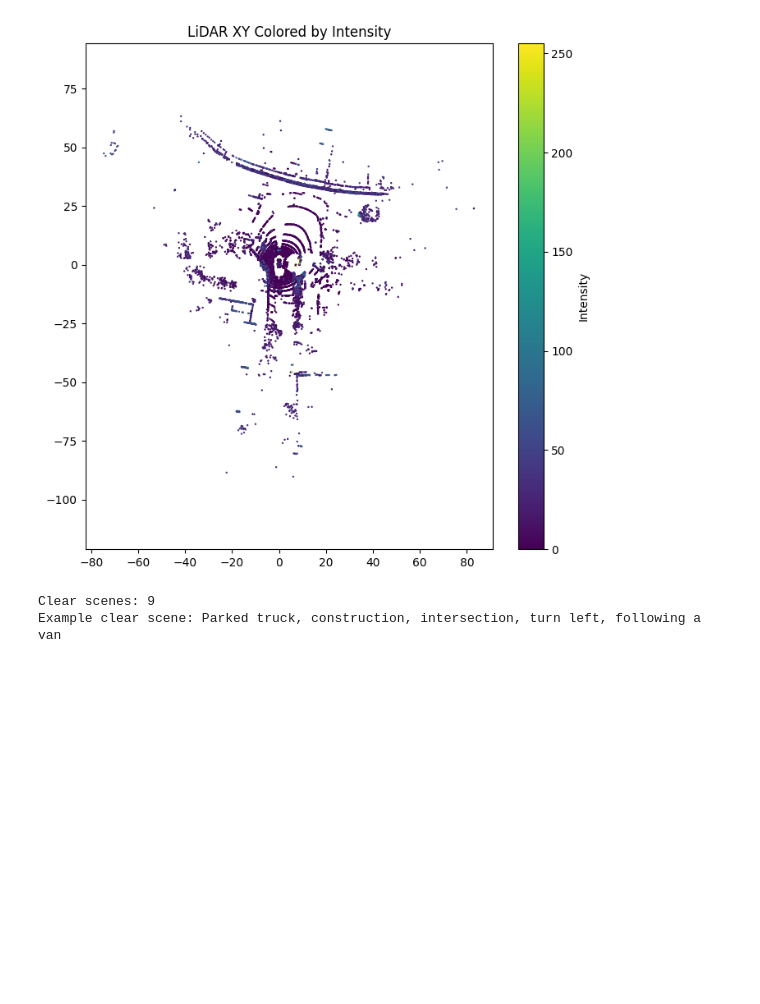
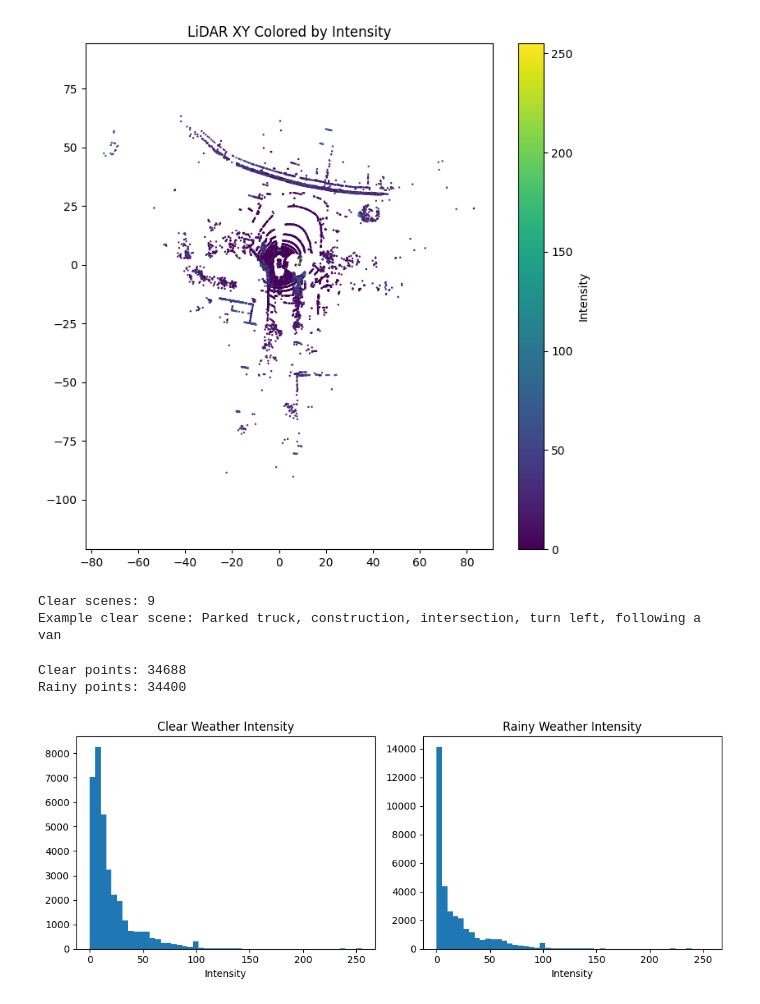
Before and after one commit to darrickpang/Email, a Jupyter notebook: LiDAR_detection.ipynb, the cells around one changed output. Cells and saved outputs as stored; diff of their text form; code cells hidden in the pictures; blank space fills up the shorter version.

```diff
--- a/LiDAR_detection.ipynb
+++ b/LiDAR_detection.ipynb
@@ -162,3 +162,51 @@ def load_lidar_from_scene(scene):
     intensity = points[:, 3]
 
     return xyz, intensity
+# %%
+from nuscenes.utils.data_classes import LidarPointCloud
+import numpy as np
+
+def load_lidar_from_scene(scene):
+    sample_token = scene["first_sample_token"]
+    sample = nusc.get("sample", sample_token)
+
+    lidar_token = sample["data"]["LIDAR_TOP"]
+    lidar_data = nusc.get("sample_data", lidar_token)
+
+    # Fix: Changed 'file_name' to 'filename'
+    lidar_file = f"{DATA_ROOT}/{lidar_data['filename']}"
+    pc = LidarPointCloud.from_file(lidar_file)
+
+    points = pc.points.T  # (N, 4)
+    xyz = points[:, :3]
+    intensity = points[:, 3]
+
+    return xyz, intensity
+
+xyz_clear, intensity_clear = load_lidar_from_scene(clear_scenes[0])
+xyz_rain, intensity_rain = load_lidar_from_scene(rainy_scenes[0])
+
+print("Clear points:", xyz_clear.shape[0])
+print("Rainy points:", xyz_rain.shape[0])
+# %% [output]
+Clear points: 34688
+Rainy points: 34400
+# %%
+import matplotlib.pyplot as plt
+
+plt.figure(figsize=(10, 4))
+
+plt.subplot(1, 2, 1)
+plt.hist(intensity_clear, bins=50)
+plt.title("Clear Weather Intensity")
+plt.xlabel("Intensity")
+
+plt.subplot(1, 2, 2)
+plt.hist(intensity_rain, bins=50)
+plt.title("Rainy Weather Intensity")
+plt.xlabel("Intensity")
+
+plt.tight_layout()
+plt.show()
+# %% [output]
+[figure, added]
```
